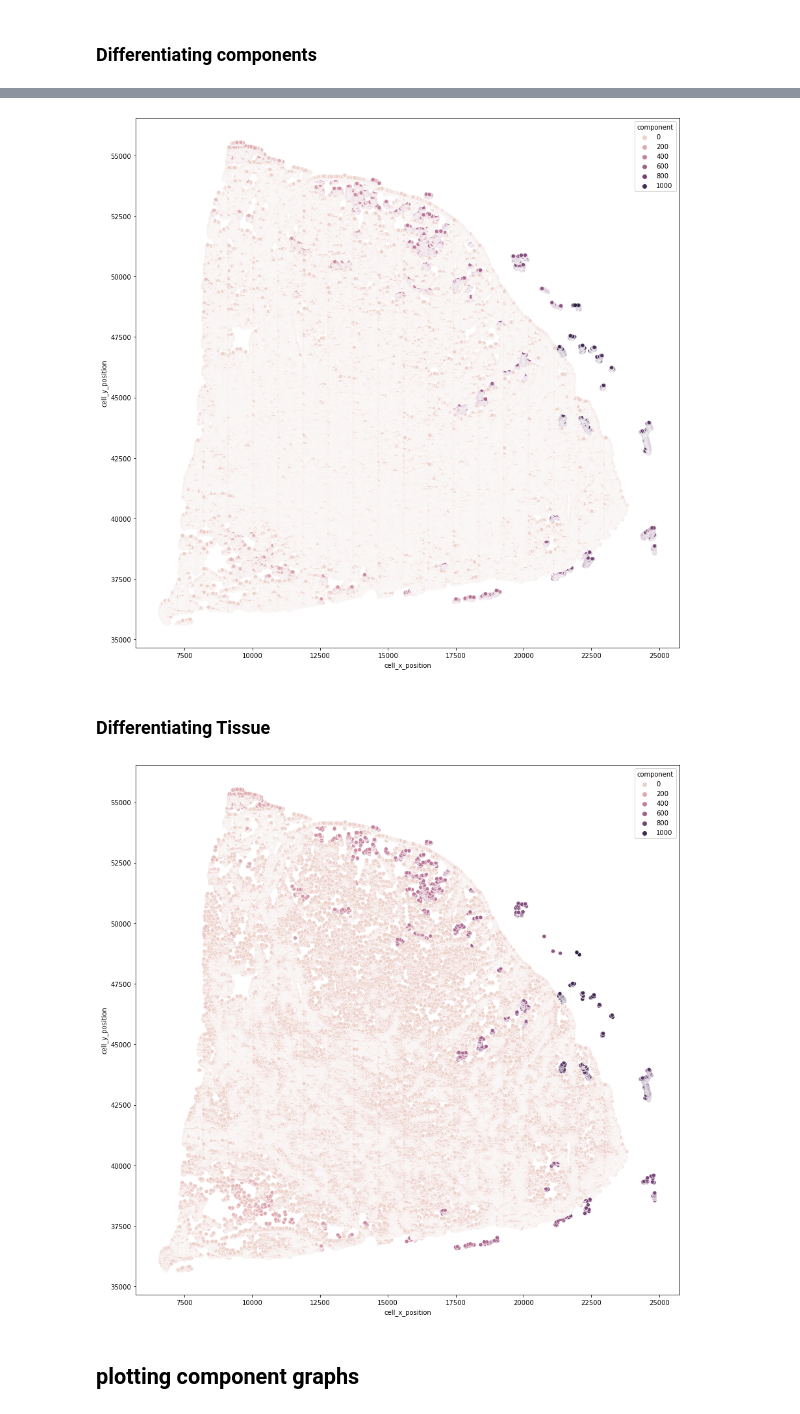
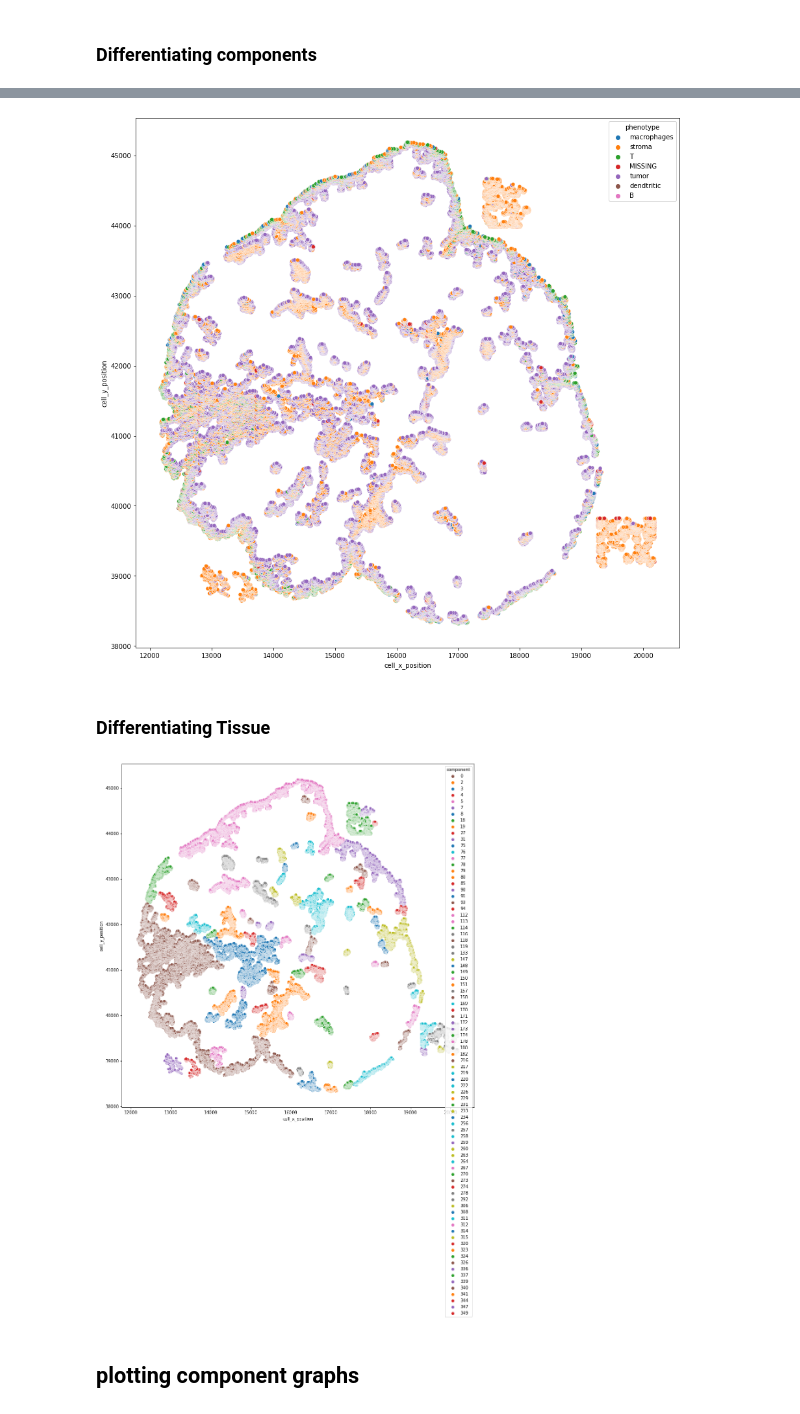
Before and after one commit to Souhailasmi/Deep_MLO, a Jupyter notebook: code/04-graph_anlysis.ipynb, the cells around one changed output, grey strips where cells are left out. Drawn from its saved outputs; the diff is of its cells as text; code cells hidden in the pictures.

```diff
--- a/code/04-graph_anlysis.ipynb
+++ b/code/04-graph_anlysis.ipynb
@@ -14,7 +19,7 @@ import copy
 # %% [markdown]
 ## Read data :
 # %%
-PATIENT_ID = '3P1'
+PATIENT_ID = '1D1'
 INPUT_PATH = './data/input/DEEPMEL_' + PATIENT_ID + '/'
 OUTPUT_PATH = './data/output/DEEPMEL_' + PATIENT_ID +'/'
 PLOT_PATH ='./plots/DEEPMEL_' + PATIENT_ID +'/'
@@ -449,17 +424,23 @@ array([   0,    7,    2,   11,    3,   16,    9,  248,  297,  300,  414,
 #vis_nodes = nodes
 
 fig, ax = plt.subplots(figsize = (15,15))
-sns.scatterplot(data = nodes , x='cell_x_position', y= 'cell_y_position', hue = 'component').get_figure().savefig(PLOT_PATH+'scatter_component_250.png');
+sns.scatterplot(data = nodes , x='cell_x_position', y= 'cell_y_position', hue = 'phenotype').get_figure().savefig(PLOT_PATH+'scatter_per_phenotype.png');
+plt.close()
 # %% [output]
-[figure, old version]
+[figure, new version]
 # %% [markdown]
 ### Differentiating Tissue
 # %%
-vis_nodes = nodes[(nodes.component != '') & (nodes.phenotype != 'stroma') & (nodes.phenotype != 'tumor') & (nodes.phenotype != 'MISSING') ]
+vis_nodes = nodes
 fig, ax = plt.subplots(figsize = (15,15))
-sns.scatterplot(data = vis_nodes , x='cell_x_position', y= 'cell_y_position', hue = 'component', cmap =sns.color_palette("tab10")).get_figure().savefig(PLOT_PATH+'scatter_only_components.png')
+unique = vis_nodes["component"].unique()
+palette = dict(zip(unique, sns.color_palette(n_colors=len(unique))))
+#color = random.shuffle(sns.color_palette())
+
+sns.scatterplot(data = vis_nodes , x='cell_x_position', y= 'cell_y_position', hue = 'component', palette =palette).get_figure().savefig(PLOT_PATH+'scatter_only_components.png')
+plt.close()
 # %% [output]
-[figure, old version]
+[figure, new version]
 # %%
 #vis_nodes = nodes[(nodes.phenotype != 'stroma')  & (nodes.phenotype != 'MISSING') ]
 #fig, ax = plt.subplots(figsize = (30,15))
```
Also changed, not shown: parts of 52 cells of this notebook, 7 other files.
